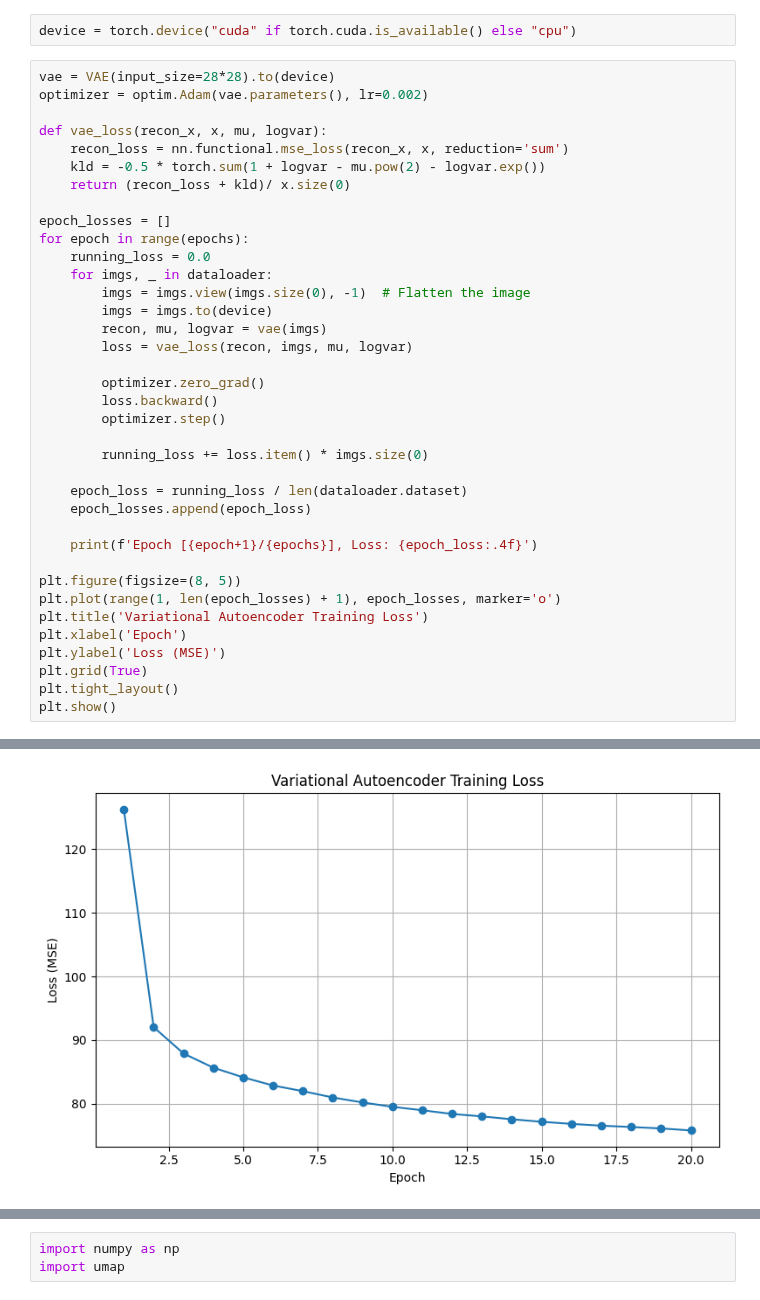
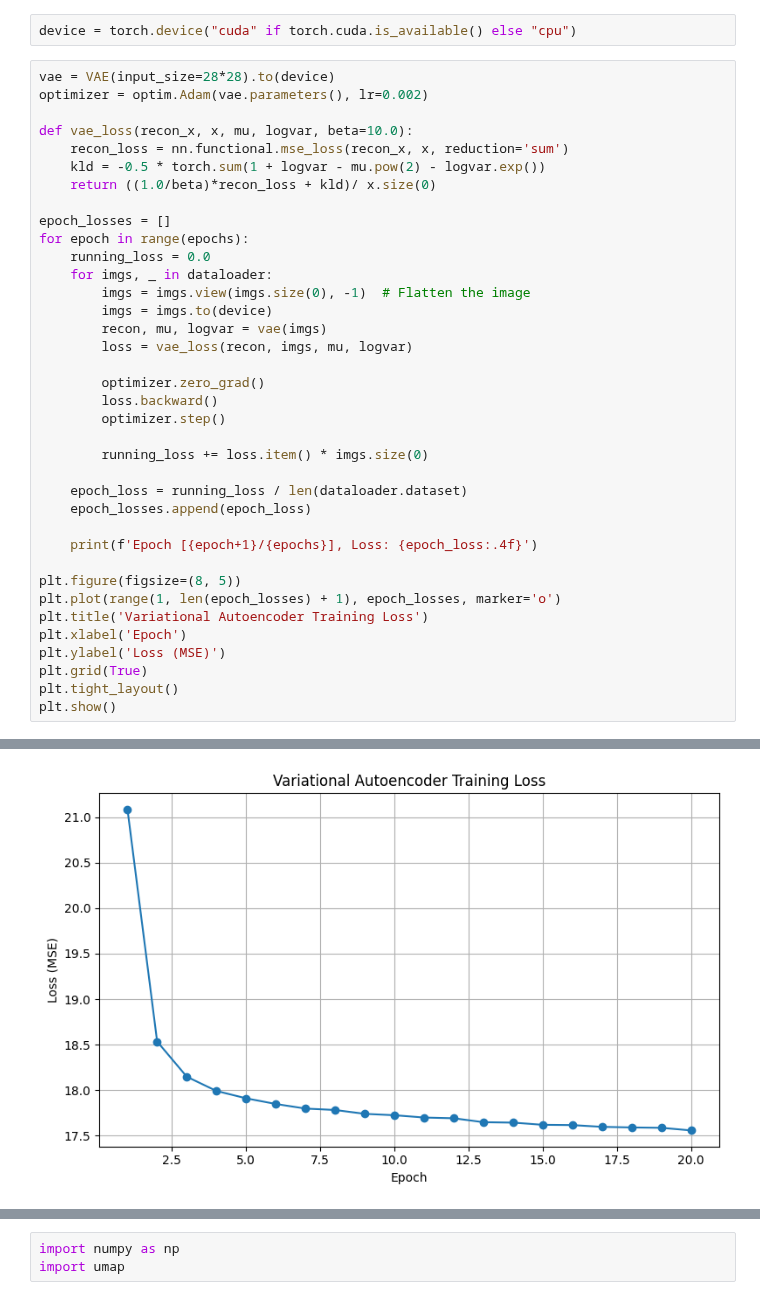
Before and after one commit to vhrique/anne_ptbr, a Jupyter notebook: 05c_Modelos_Generativos.ipynb, the cells around one changed output, grey strips where cells are left out. Drawn from its saved outputs; the diff is of its cells as text.

Commit message:
Improved VAE outputs by adjuting beta parameter.

```diff
--- a/05c_Modelos_Generativos.ipynb
+++ b/05c_Modelos_Generativos.ipynb
@@ -141,10 +141,10 @@ device = torch.device("cuda" if torch.cuda.is_available() else "cpu")
 vae = VAE(input_size=28*28).to(device)
 optimizer = optim.Adam(vae.parameters(), lr=0.002)
 
-def vae_loss(recon_x, x, mu, logvar):
+def vae_loss(recon_x, x, mu, logvar, beta=10.0):
     recon_loss = nn.functional.mse_loss(recon_x, x, reduction='sum')
     kld = -0.5 * torch.sum(1 + logvar - mu.pow(2) - logvar.exp())
-    return (recon_loss + kld)/ x.size(0)
+    return ((1.0/beta)*recon_loss + kld)/ x.size(0)
 
 epoch_losses = []
 for epoch in range(epochs):
@@ -198,4 +198,4 @@ Epoch [20/20], Loss: 75.8119
-[figure, old version]
+[figure, new version]
 # %%
 for i in range(3):
     fig, axs = plt.subplots(1,2)
```
Also changed, not shown: parts of 4 cells of this notebook.
